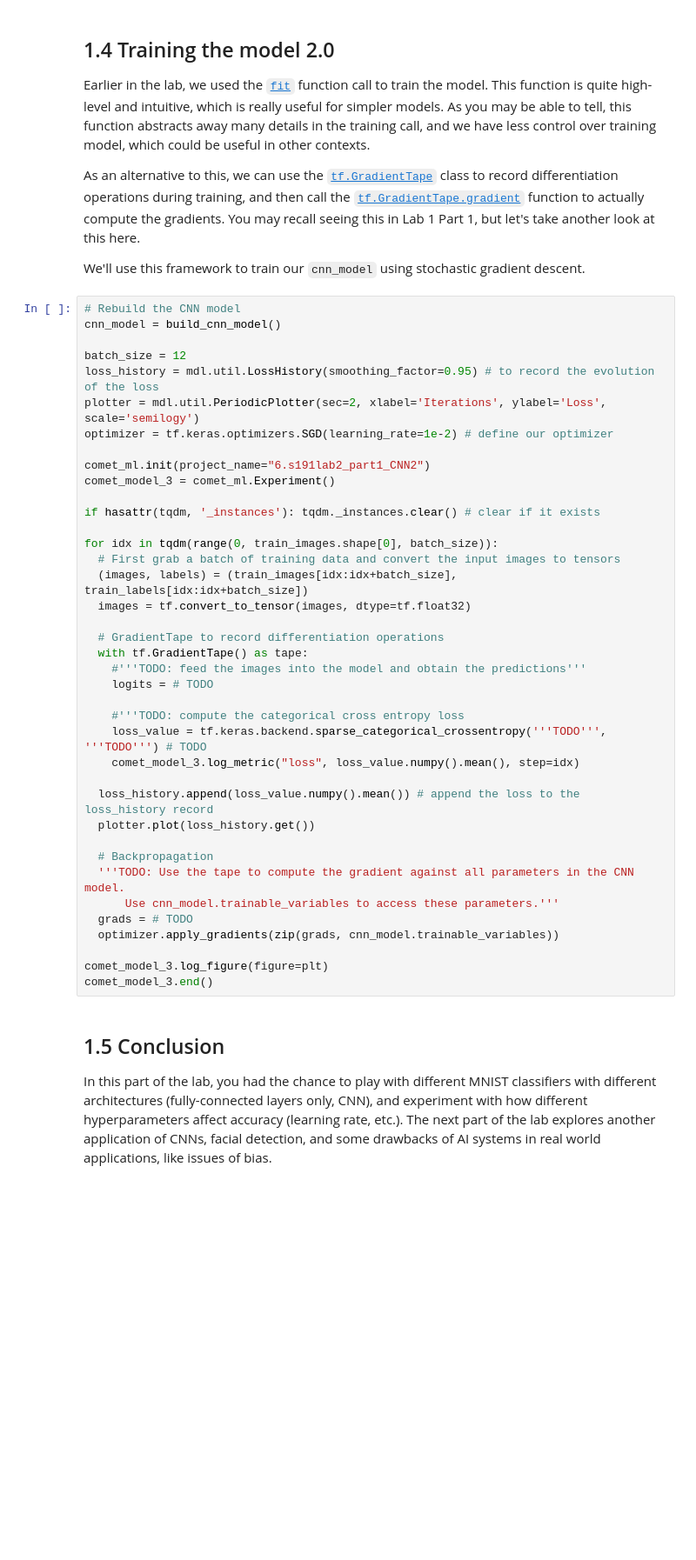
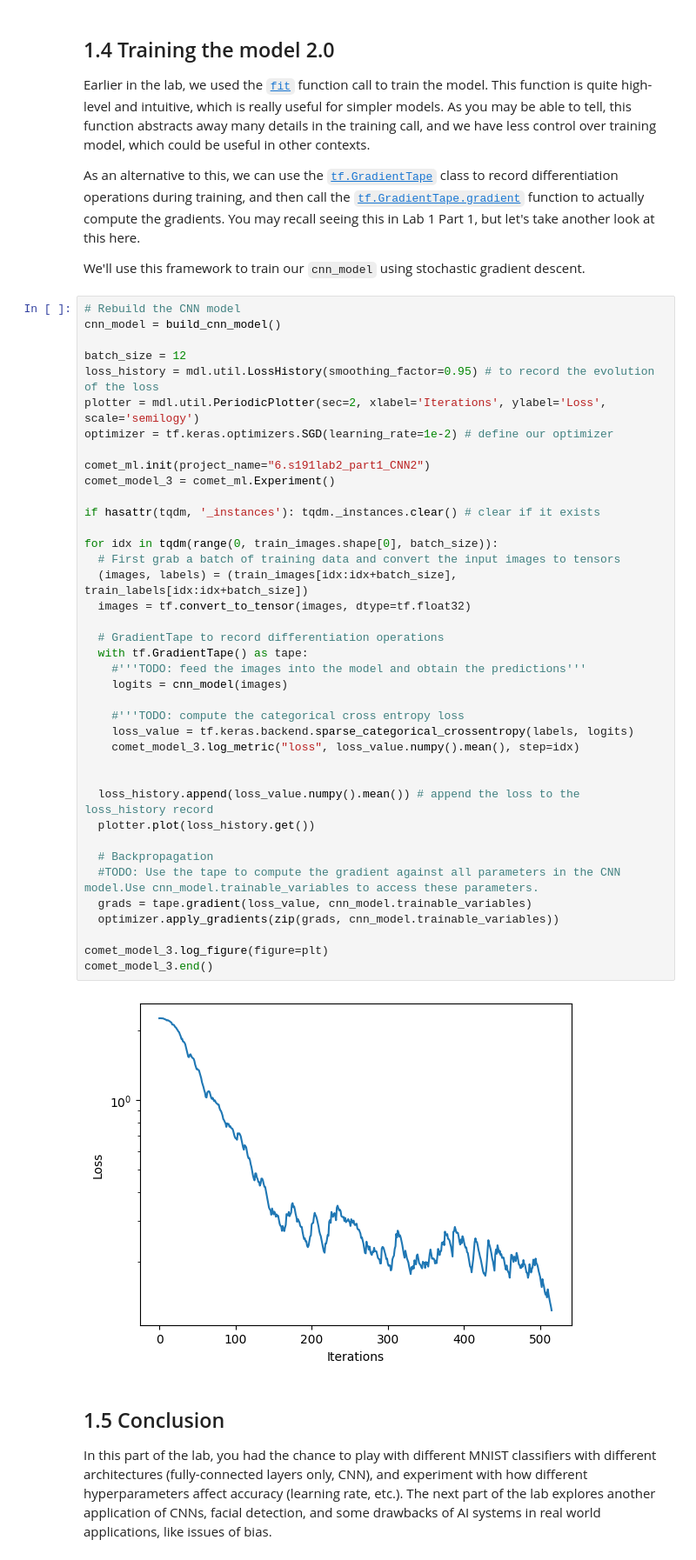
Before and after one commit to Zarathos01/MIT-DeepLearning, a Jupyter notebook: lab2/TF_Part1_MNIST.ipynb, the cells around one changed output. Shown at 87% size. Drawn from its saved outputs; the diff is of its cells as text; blank space fills up the shorter version.

```diff
--- a/lab2/TF_Part1_MNIST.ipynb
+++ b/lab2/TF_Part1_MNIST.ipynb
@@ -388,38 +471,40 @@ cnn_model = build_cnn_model()
 batch_size = 12
 loss_history = mdl.util.LossHistory(smoothing_factor=0.95) # to record the evolution of the loss
 plotter = mdl.util.PeriodicPlotter(sec=2, xlabel='Iterations', ylabel='Loss', scale='semilogy')
 optimizer = tf.keras.optimizers.SGD(learning_rate=1e-2) # define our optimizer
 
 comet_ml.init(project_name="6.s191lab2_part1_CNN2")
 comet_model_3 = comet_ml.Experiment()
 
 if hasattr(tqdm, '_instances'): tqdm._instances.clear() # clear if it exists
 
 for idx in tqdm(range(0, train_images.shape[0], batch_size)):
   # First grab a batch of training data and convert the input images to tensors
   (images, labels) = (train_images[idx:idx+batch_size], train_labels[idx:idx+batch_size])
   images = tf.convert_to_tensor(images, dtype=tf.float32)
 
   # GradientTape to record differentiation operations
   with tf.GradientTape() as tape:
     #'''TODO: feed the images into the model and obtain the predictions'''
-    logits = # TODO
+    logits = cnn_model(images)
 
     #'''TODO: compute the categorical cross entropy loss
-    loss_value = tf.keras.backend.sparse_categorical_crossentropy('''TODO''', '''TODO''') # TODO
+    loss_value = tf.keras.backend.sparse_categorical_crossentropy(labels, logits)
     comet_model_3.log_metric("loss", loss_value.numpy().mean(), step=idx)
+
 
   loss_history.append(loss_value.numpy().mean()) # append the loss to the loss_history record
   plotter.plot(loss_history.get())
 
   # Backpropagation
-  '''TODO: Use the tape to compute the gradient against all parameters in the CNN model.
-      Use cnn_model.trainable_variables to access these parameters.'''
-  grads = # TODO
+  #TODO: Use the tape to compute the gradient against all parameters in the CNN model.Use cnn_model.trainable_variables to access these parameters.
+  grads = tape.gradient(loss_value, cnn_model.trainable_variables)
   optimizer.apply_gradients(zip(grads, cnn_model.trainable_variables))
 
 comet_model_3.log_figure(figure=plt)
 comet_model_3.end()
+# %% [output]
+[figure, added]
 # %% [markdown]
 ## 1.5 Conclusion
 In this part of the lab, you had the chance to play with different MNIST classifiers with different architectures (fully-connected layers only, CNN), and experiment with how different hyperparameters affect accuracy (learning rate, etc.). The next part of the lab explores another application of CNNs, facial detection, and some drawbacks of AI systems in real world applications, like issues of bias.
```
Also changed, not shown: parts of 10 cells of this notebook.
